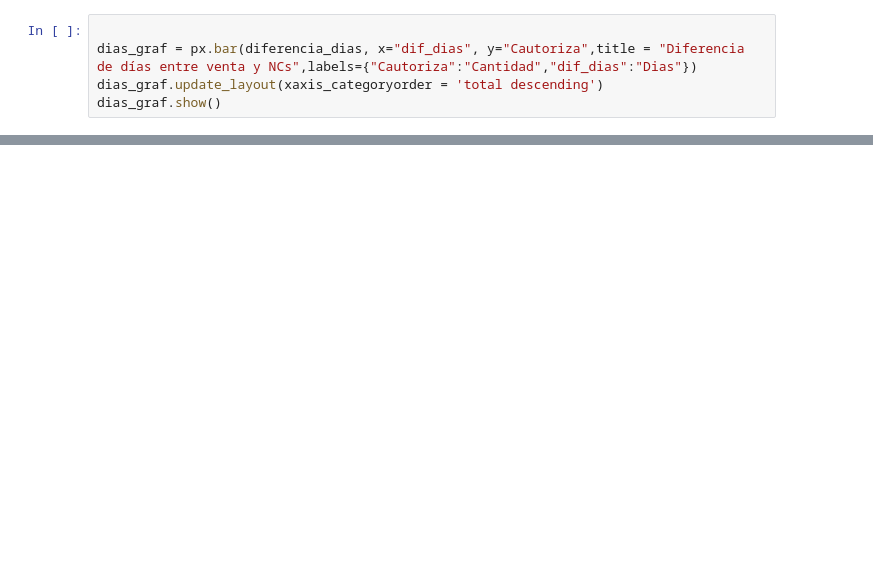
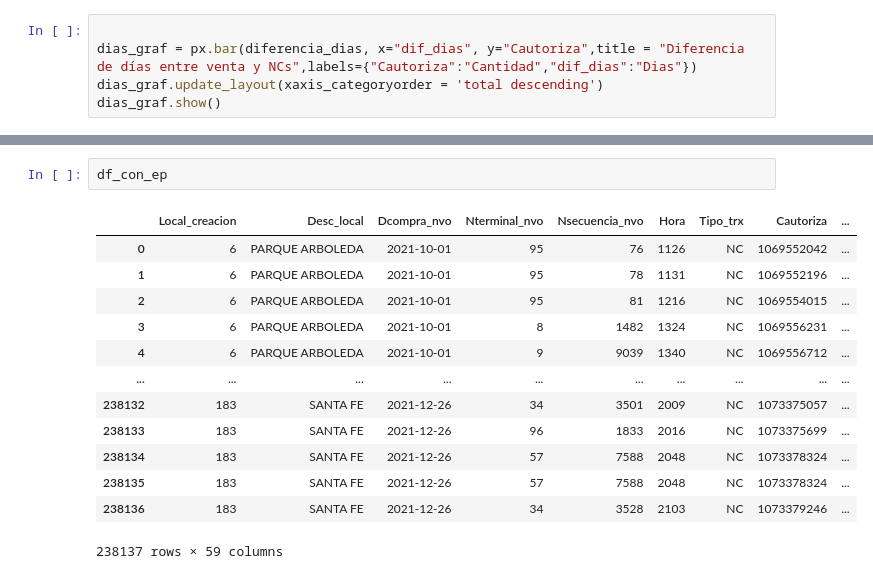
Before and after one commit to maperezrf/nc_santiago, a Jupyter notebook: clases.ipynb, the cells around one changed output, grey strips where cells are left out. Cells and saved outputs as stored; diff of their text form; blank space fills up the shorter version.

```diff
--- a/clases.ipynb
+++ b/clases.ipynb
@@ -100,0 +105,16 @@ top_20_clientes_nc.loc[~top_20_clientes_nc.Nrutcomprador.isin(["0","1","2"])].he
+# %%
+df_con_ep
+# %% [output]
+|  | Local_creacion | Desc_local | Dcompra_nvo | Nterminal_nvo | Nsecuencia_nvo | Hora | Tipo_trx | Cautoriza | ... |
+| 0 | 6 | PARQUE ARBOLEDA | 2021-10-01 | 95 | 76 | 1126 | NC | 1069552042 | ... |
+| 1 | 6 | PARQUE ARBOLEDA | 2021-10-01 | 95 | 78 | 1131 | NC | 1069552196 | ... |
+| 2 | 6 | PARQUE ARBOLEDA | 2021-10-01 | 95 | 81 | 1216 | NC | 1069554015 | ... |
+| 3 | 6 | PARQUE ARBOLEDA | 2021-10-01 | 8 | 1482 | 1324 | NC | 1069556231 | ... |
+| 4 | 6 | PARQUE ARBOLEDA | 2021-10-01 | 9 | 9039 | 1340 | NC | 1069556712 | ... |
+| ... | ... | ... | ... | ... | ... | ... | ... | ... | ... |
+| 238132 | 183 | SANTA FE | 2021-12-26 | 34 | 3501 | 2009 | NC | 1073375057 | ... |
+| 238133 | 183 | SANTA FE | 2021-12-26 | 96 | 1833 | 2016 | NC | 1073375699 | ... |
+| 238134 | 183 | SANTA FE | 2021-12-26 | 57 | 7588 | 2048 | NC | 1073378324 | ... |
+| 238135 | 183 | SANTA FE | 2021-12-26 | 57 | 7588 | 2048 | NC | 1073378324 | ... |
+| 238136 | 183 | SANTA FE | 2021-12-26 | 34 | 3528 | 2103 | NC | 1073379246 | ... |
+238137 rows × 59 columns
```
Also changed, not shown: parts of 17 cells of this notebook, 1 other file.
